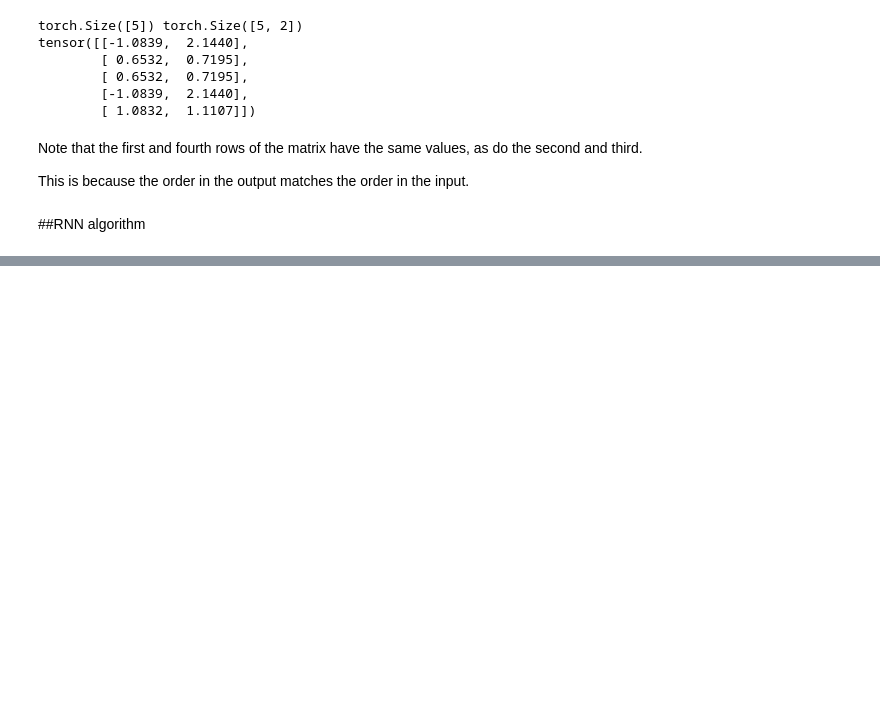
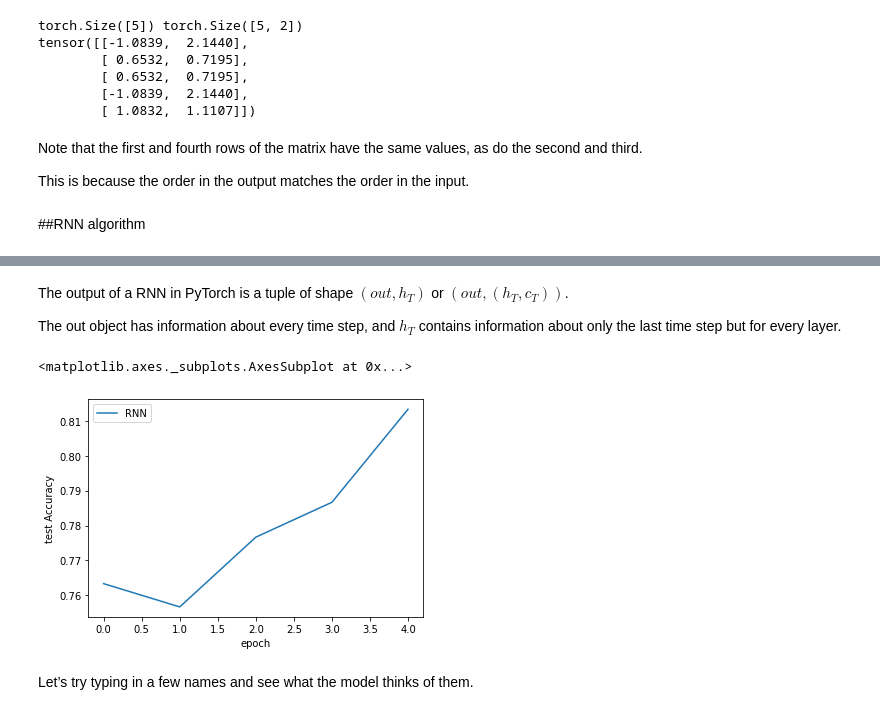
Before and after one commit to rahiakela/deep-learning-research-and-practice, a Jupyter notebook: inside-deep-learing/04-recurrent-neural-networks/02_simple_sequence_classification.ipynb, the cells around one changed output, grey strips where cells are left out. Cells and saved outputs as stored; diff of their text form; code cells hidden in the pictures; blank space fills up the shorter version.

```diff
--- a/inside-deep-learing/04-recurrent-neural-networks/02_simple_sequence_classification.ipynb
+++ b/inside-deep-learing/04-recurrent-neural-networks/02_simple_sequence_classification.ipynb
@@ -206,0 +242,35 @@ in the output matches the order in the input.
+# %% [markdown]
+The output of a RNN in PyTorch is a tuple of shape $(out,h_T )$ or $(out, (h_T, c_T))$.
+
+The out object has information about every time step, and $h_T$ contains information about only the last time step but for every layer.
+# %%
+D = 64
+
+vocab_size = len(all_letters)
+hidden_nodes = 256
+classes = len(dataset.label_names)
+
+first_rnn = nn.Sequential(
+  nn.Embedding(vocab_size, D),                # (B, T) -> (B, T, D)
+  nn.RNN(D, hidden_nodes, batch_first=True),  # (B, T, D) -> ((B,T,D) , (S, B, D))
+  # We need to take the RNN output and reduce it to one item, (B, D)
+  LastTimeStep(),
+  nn.Linear(hidden_nodes, classes)            # (B, D) -> (B, classes)
+)
+# %%
+loss_func = nn.CrossEntropyLoss()
+batch_one_train = train_simple_network(first_rnn,
+                                       loss_func,
+                                       train_loader,
+                                       test_loader=test_loader,
+                                       score_funcs={"Accuracy": accuracy_score},
+                                       device=device,
+                                       epochs=5)
+# %%
+sns.lineplot(x='epoch', y='test Accuracy', data=batch_one_train, label='RNN')
+# %% [output]
+<matplotlib.axes._subplots.AxesSubplot at 0x...>
+[figure, added]
+# %% [markdown]
+Let’s try typing in a
+few names and see what the model thinks of them.
```
Also changed, not shown: parts of 4 cells of this notebook.
